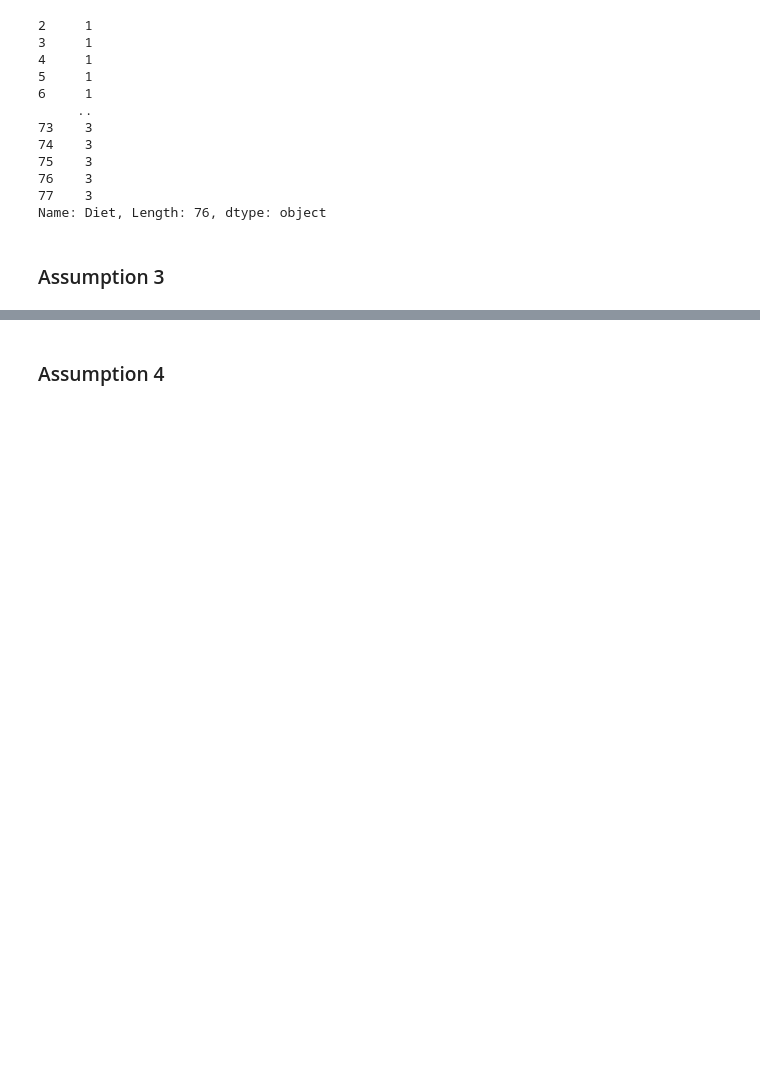
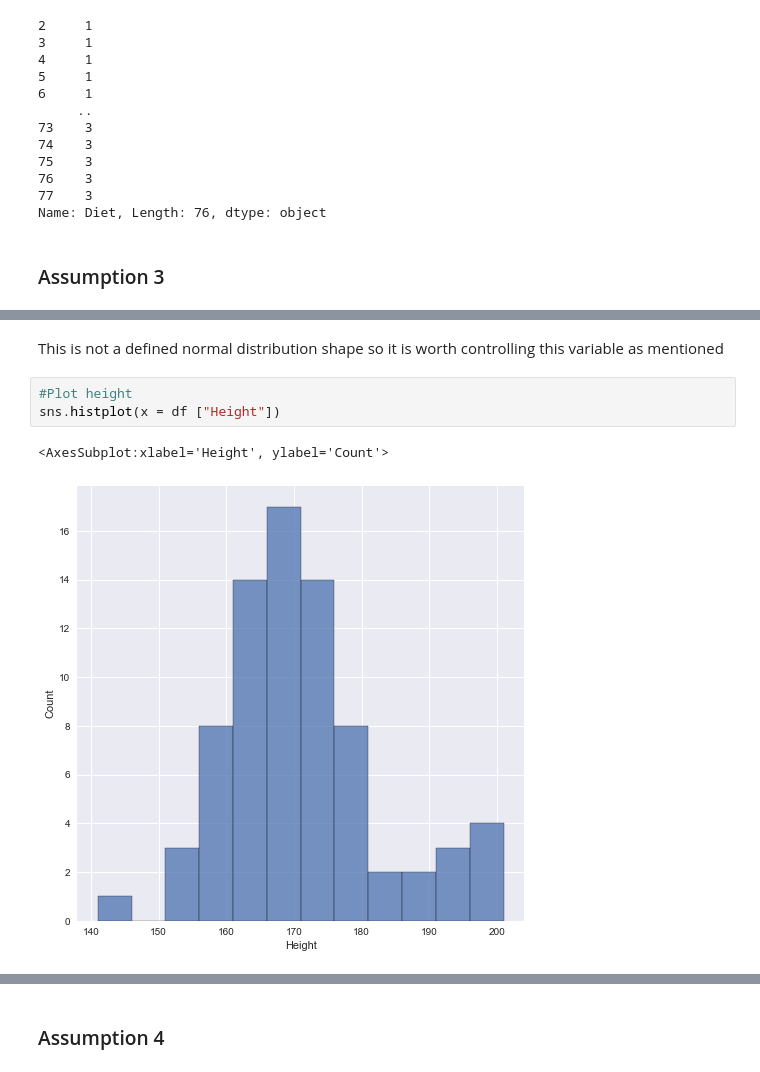
Before and after one commit to ShanePAustin/machine-learning-and-statistics, a Jupyter notebook: scipy-stats.ipynb, the cells around one changed output, grey strips where cells are left out. Cells and saved outputs as stored; diff of their text form; blank space fills up the shorter version.

```diff
--- a/scipy-stats.ipynb
+++ b/scipy-stats.ipynb
@@ -395,0 +418,8 @@ Name: Diet, Length: 76, dtype: object
+# %% [markdown]
+This is not a defined normal distribution shape so it is worth controlling this variable as mentioned
+# %%
+#Plot height
+sns.histplot(x = df ["Height"])
+# %% [output]
+<AxesSubplot:xlabel='Height', ylabel='Count'>
+[figure, added]
```
Also changed, not shown: parts of 57 cells of this notebook.
